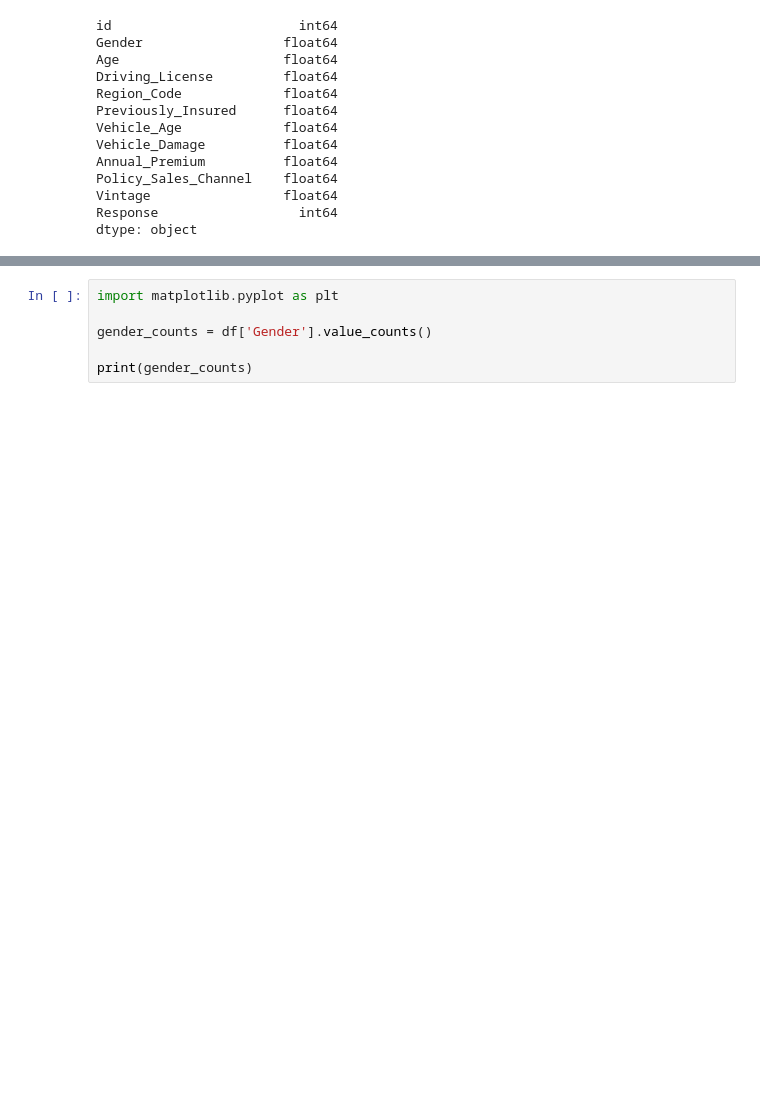
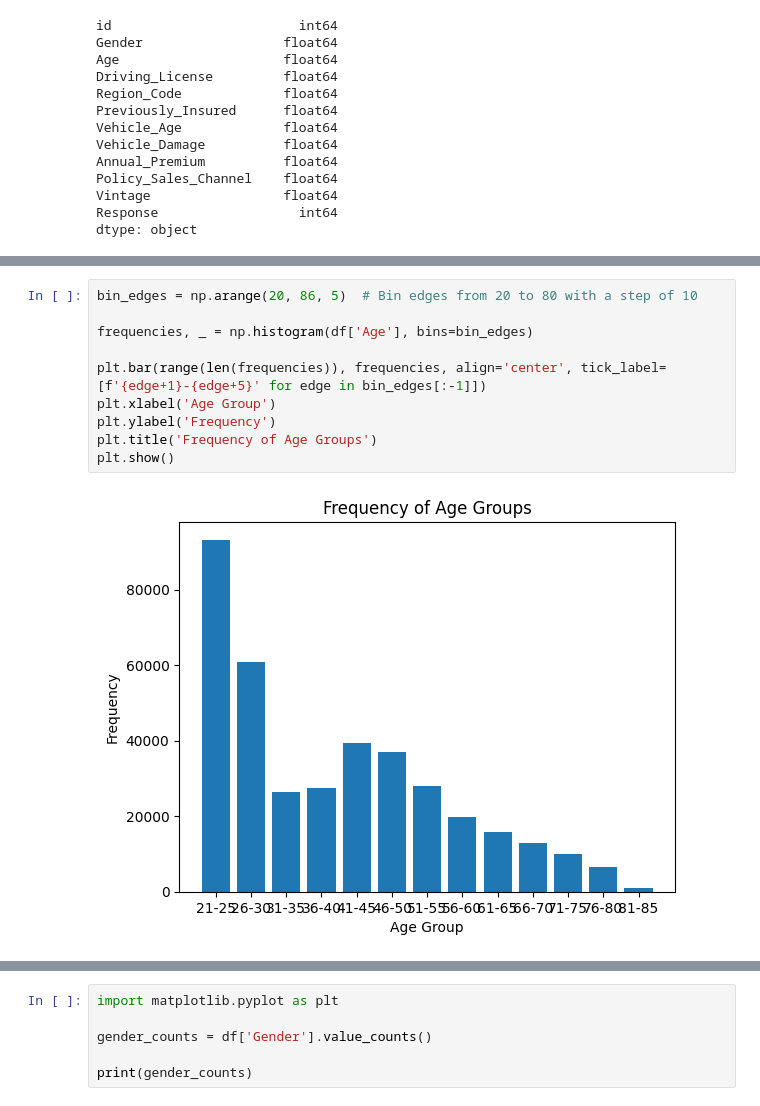
Before and after one commit to JMAN-CODES/EDA-Vehicle, a Jupyter notebook: eda.ipynb, the cells around one changed output, grey strips where cells are left out. Saved outputs shown, nothing was run; the diff lists cells and outputs as text; blank space fills up the shorter version.

```diff
--- a/eda.ipynb
+++ b/eda.ipynb
@@ -197,3 +177,15 @@ plt.axis('equal')  # Equal aspect ratio ensures that pie is drawn as a circle.
 plt.show()
 # %% [output]
 [figure]
+# %%
+bin_edges = np.arange(20, 86, 5)  # Bin edges from 20 to 80 with a step of 10
+
+frequencies, _ = np.histogram(df['Age'], bins=bin_edges)
+
+plt.bar(range(len(frequencies)), frequencies, align='center', tick_label=[f'{edge+1}-{edge+5}' for edge in bin_edges[:-1]])
+plt.xlabel('Age Group')
+plt.ylabel('Frequency')
+plt.title('Frequency of Age Groups')
+plt.show()
+# %% [output]
+[figure, added]
```
Also changed, not shown: parts of 19 cells of this notebook, 1 other file.
